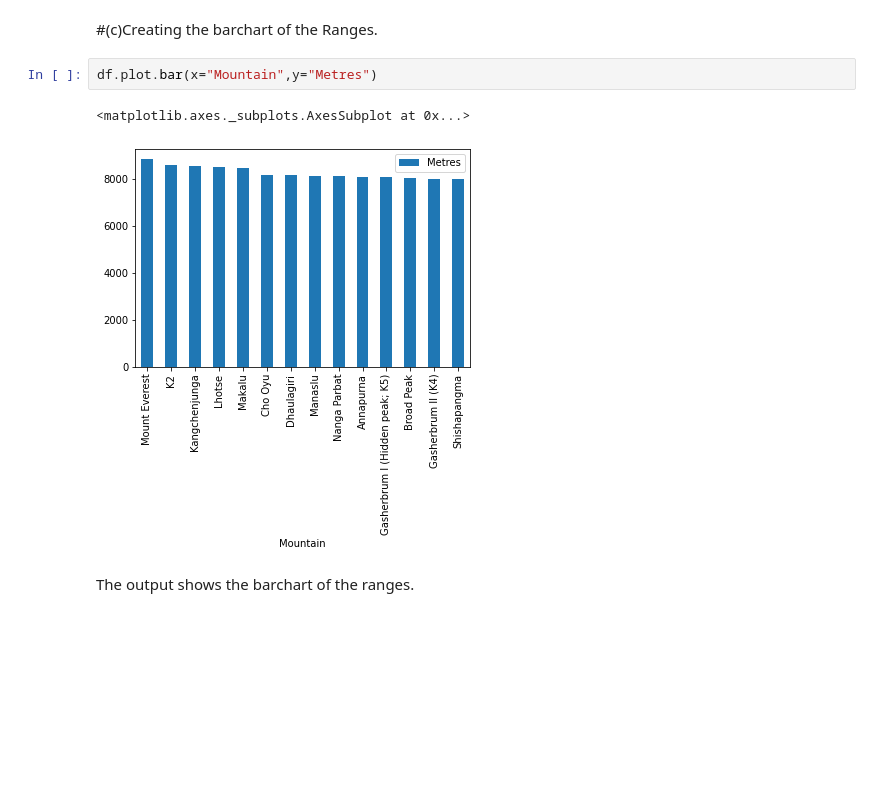
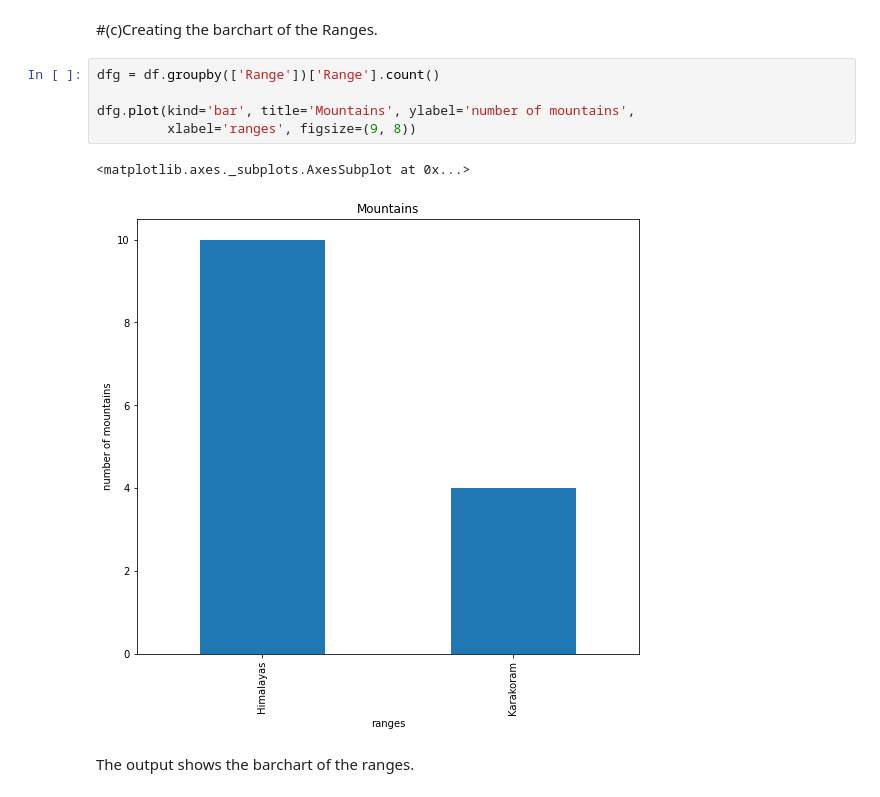
Before and after one commit to RujanBhuju/Data-Processing-and-Visualization, a Jupyter notebook: EXAM1_RujanBhuju_CPSMA-4313-01.ipynb, the cells around one changed output. Drawn from its saved outputs; the diff is of its cells as text; blank space fills up the shorter version.

```diff
--- a/EXAM1_RujanBhuju_CPSMA-4313-01.ipynb
+++ b/EXAM1_RujanBhuju_CPSMA-4313-01.ipynb
@@ -121,11 +121,14 @@ df.query('Range == "Himalayas"')
 The output shows the table of all the mountains that has the range of Himalayas.
 # %% [markdown]
 #(c)Creating the barchart of the Ranges.
-# %%
-df.plot.bar(x="Mountain",y="Metres")
-# %% [output]
-<matplotlib.axes._subplots.AxesSubplot at 0x...>
-[figure, removed]
+# %%
+dfg = df.groupby(['Range'])['Range'].count()
+
+dfg.plot(kind='bar', title='Mountains', ylabel='number of mountains',
+         xlabel='ranges', figsize=(9, 8))
+# %% [output]
+<matplotlib.axes._subplots.AxesSubplot at 0x...>
+[figure, added]
 # %% [markdown]
 The output shows the barchart of the ranges.
 # %% [markdown]
```
